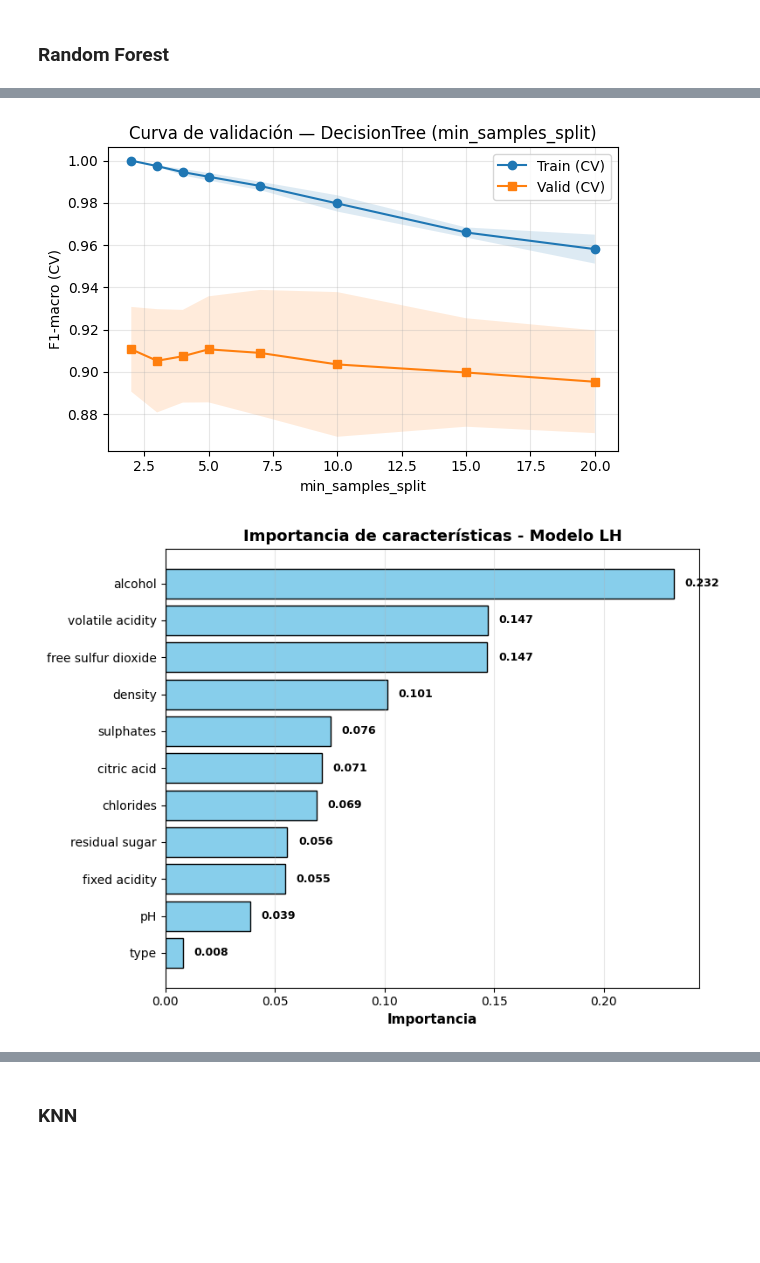
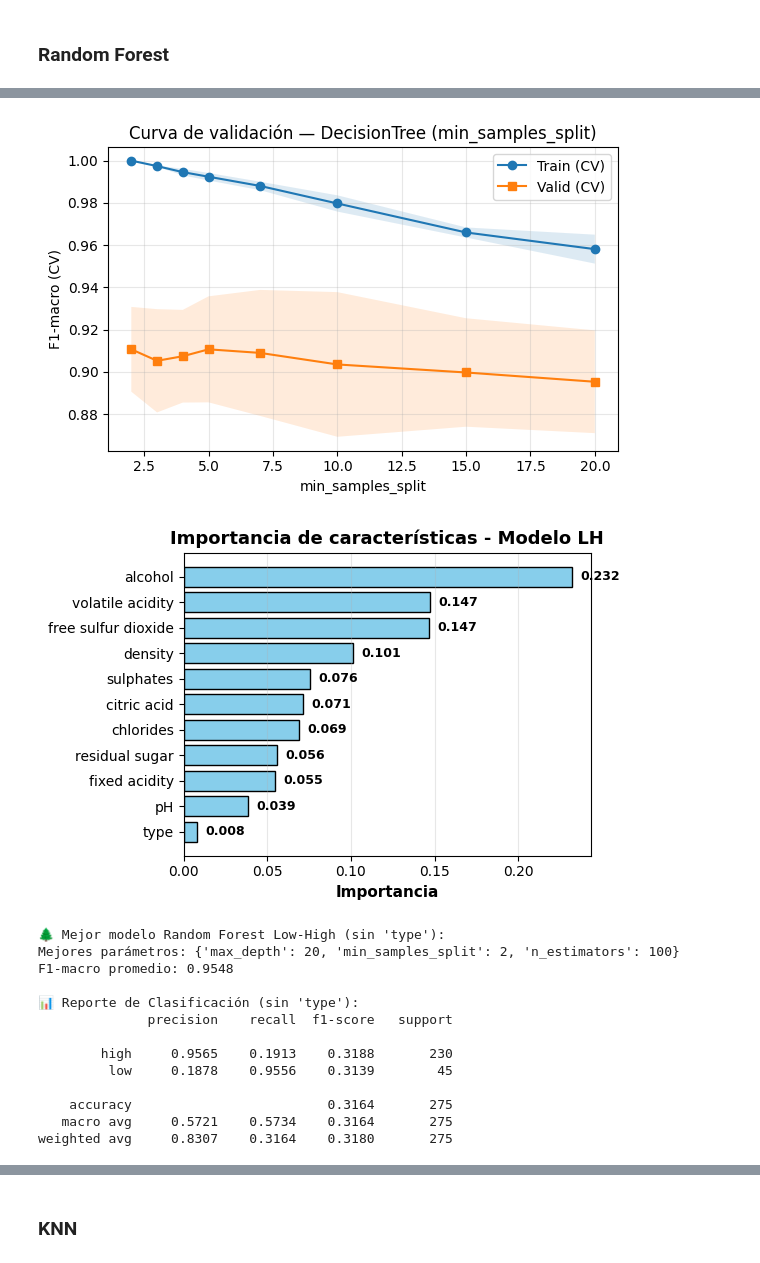
Before and after one commit to anamariaSemanate/ml-tarea1-vinos, a Jupyter notebook: notebooks/02_modelos.ipynb, the cells around one changed output, grey strips where cells are left out. Drawn from its saved outputs; the diff is of its cells as text; code cells hidden in the pictures; blank space fills up the shorter version.

```diff
--- a/notebooks/02_modelos.ipynb
+++ b/notebooks/02_modelos.ipynb
@@ -219,8 +236,11 @@ De esta forma, se logra un conjunto de datos balanceado sin perder información
 Después de aplicar SMOTE, las tres clases (`0`, `1`, `2`) presentan una distribución uniforme, como se observa en el gráfico anterior.
 Esto garantiza que el modelo de clasificación entrene bajo condiciones más equilibradas, mejorando métricas como recall, precision y F1-score para las clases minoritarias.
 # %%
+columnas_originales = X_train_clf.columns
 smt = SMOTE(random_state=42)
 X_train_clf_sm, y_train_clf_sm = smt.fit_resample(X_train_clf_scaled, y_train_clf_Medi)
+X_train_clf_sm = pd.DataFrame(X_train_clf_sm, columns=columnas_originales)
+y_train_clf_sm = pd.Series(y_train_clf_sm, name='target')
 
 class_counts = y_train_clf_sm.value_counts()
 class_percent = y_train_clf_sm.value_counts(normalize=True) * 100
@@ -238,6 +258,8 @@ plt.show()
 
 #rus = RandomUnderSampler(random_state=42)
 X_trainLH_clf_sm, y_trainLH_clf_sm = smt.fit_resample(X_train_clf_LH, y_train_clf_LH)
+X_trainLH_clf_sm = pd.DataFrame(X_trainLH_clf_sm, columns=X_train_clf_LH.columns)
+y_trainLH_clf_sm = pd.Series(y_trainLH_clf_sm, name='target')
 
 class_counts_LH = y_trainLH_clf_sm.value_counts()
 class_percent_LH = y_trainLH_clf_sm.value_counts(normalize=True) * 100
@@ -254,6 +276,8 @@ plt.ylabel("Frecuencia")
 plt.show()
 
 X_train_clf_smote, y_train_clf_smote = smt.fit_resample(X_train_clf_scal, y_train_clf)
+X_train_clf_smote = pd.DataFrame(X_train_clf_smote, columns=columnas_originales)
+y_train_clf_smote = pd.Series(y_train_clf_smote, name='target')
 
 class_counts_TC = y_train_clf_smote.value_counts()
 class_percent_TC = y_train_clf_smote.value_counts(normalize=True) * 100
@@ -674,7 +760,7 @@ weighted avg     0.8500    0.8496    0.8498      1170
 # %% [markdown]
 ### Cross validation modelos clasificacion - Medium y No Medium
 # %%
-cv_medi = StratifiedKFold(n_splits=5, shuffle=True, random_state=42)
+cv_medi = StratifiedKFold(n_splits=10, shuffle=True, random_state=42)
 
 models_clf = {
     "Árbol": DecisionTreeClassifier(max_depth=None, min_samples_split=2, class_weight='balanced', random_state=42),
@@ -988,7 +1133,7 @@ feature_names = X_trainLH_clf_sm.columns
 feature_names_sorted = [feature_names[i] for i in indices]
 
 # Crear figura
-plt.figure(figsize=(8, 6))
+plt.figure(figsize=(6, 4))
 bars = plt.barh(range(len(importances_base)),
                 importances_base[indices],
                 color="skyblue", edgecolor="black")
@@ -998,31 +1143,86 @@ plt.yticks(range(len(importances_base)), feature_names_sorted)
 plt.gca().invert_yaxis()  # la más importante arriba
 plt.xlabel("Importancia", fontsize=11, fontweight="bold")
 plt.title("Importancia de características - Modelo LH", fontsize=13, fontweight="bold")
 plt.grid(alpha=0.3, axis="x")
 
 # Mostrar valor al lado de cada barra
 for bar, imp in zip(bars, importances_base[indices]):
     width = bar.get_width()
     plt.text(width + 0.005, bar.get_y() + bar.get_height()/2,
              f"{imp:.3f}", va="center", fontsize=9, fontweight="bold")
 
 plt.tight_layout()
 plt.show()
+
+# ==========================================================
+#    Reentrenar Random Forest sin la variable 'type'
+# ==========================================================
+
+# Eliminar 'type' del conjunto de entrenamiento y prueba
+X_trainLH_clf_sm_sin_type = X_trainLH_clf_sm.drop(columns=['type','pH','fixed acidity','residual sugar','chlorides','citric acid'])
+X_testLH_clf_sin_type     = X_test_clf_scaled_LH.drop(columns=['type','pH','fixed acidity','residual sugar','chlorides','citric acid'])
+
+grid_rf_LH_sin_type = GridSearchCV(
+    RandomForestClassifier(random_state=42, class_weight='balanced'),
+    param_grid=param_rf_LH,
+    scoring='f1_macro',
+    cv=5,
+    n_jobs=-1
+)
+
+# Entrenamiento
+grid_rf_LH_sin_type.fit(X_trainLH_clf_sm_sin_type, y_trainLH_clf_sm)
+
+# Resultados del mejor modelo
+print("🌲 Mejor modelo Random Forest Low-High (sin 'type'):")
+print("Mejores parámetros:", grid_rf_LH_sin_type.best_params_)
+print("F1-macro promedio:", round(grid_rf_LH_sin_type.best_score_, 4))
+
+# ==========================================================
+#   Evaluación del mejor modelo
+# ==========================================================
+best_randfor_LH_sin_type = grid_rf_LH_sin_type.best_estimator_
+y_pred_randfor_LH_sin_type = best_randfor_LH_sin_type.predict(X_testLH_clf_sin_type)
+
+print("\n📊 Reporte de Clasificación (sin 'type'):")
+print(classification_report(y_test_clf_LH, y_pred_randfor_LH_sin_type, digits=4))
+
+# Matriz de confusión
+cm_rf_sin_type = confusion_matrix(y_test_clf_LH, y_pred_randfor_LH_sin_type)
+plt.figure(figsize=(6,4))
+sns.heatmap(cm_rf_sin_type, annot=True, fmt="d", cmap="crest", cbar=False)
+plt.title("Matriz de Confusión — Random Forest (sin 'type')", fontsize=13, weight='bold')
+plt.xlabel("Predicción")
+plt.ylabel("Real")
+plt.show()
 # %% [output]
 🌲 Mejor modelo Random Forest Low-High:
 Mejores parámetros: {'max_depth': 20, 'min_samples_split': 2, 'n_estimators': 200}
 F1-macro promedio: 0.969
 
 📊 Reporte de Clasificación:
               precision    recall  f1-score   support
 
         high     0.9565    0.0957    0.1739       230
          low     0.1746    0.9778    0.2963        45
 
     accuracy                         0.2400       275
    macro avg     0.5656    0.5367    0.2351       275
 weighted avg     0.8286    0.2400    0.1939       275
 [figure]
 [figure]
 [figure]
-[figure, old version]
+[figure, new version]
+🌲 Mejor modelo Random Forest Low-High (sin 'type'):
+Mejores parámetros: {'max_depth': 20, 'min_samples_split': 2, 'n_estimators': 100}
+F1-macro promedio: 0.9548
+
+📊 Reporte de Clasificación (sin 'type'):
+              precision    recall  f1-score   support
+
+        high     0.9565    0.1913    0.3188       230
+         low     0.1878    0.9556    0.3139        45
+
+    accuracy                         0.3164       275
+   macro avg     0.5721    0.5734    0.3164       275
+weighted avg     0.8307    0.3164    0.3180       275
```
Also changed, not shown: parts of 15 cells of this notebook, 2 other files.
